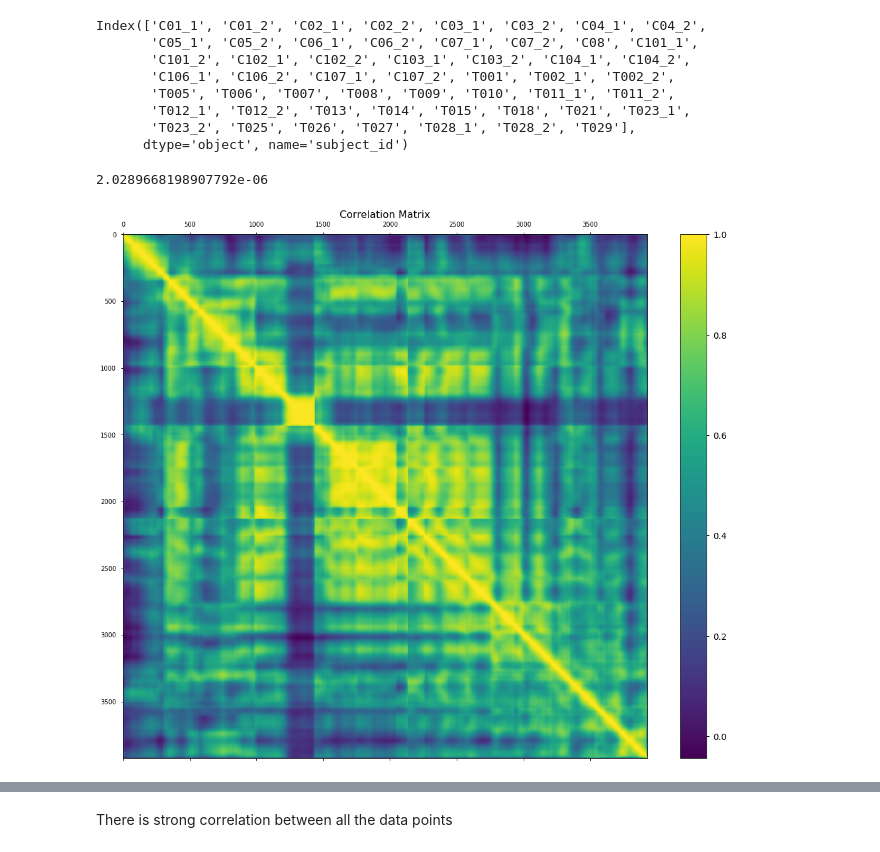
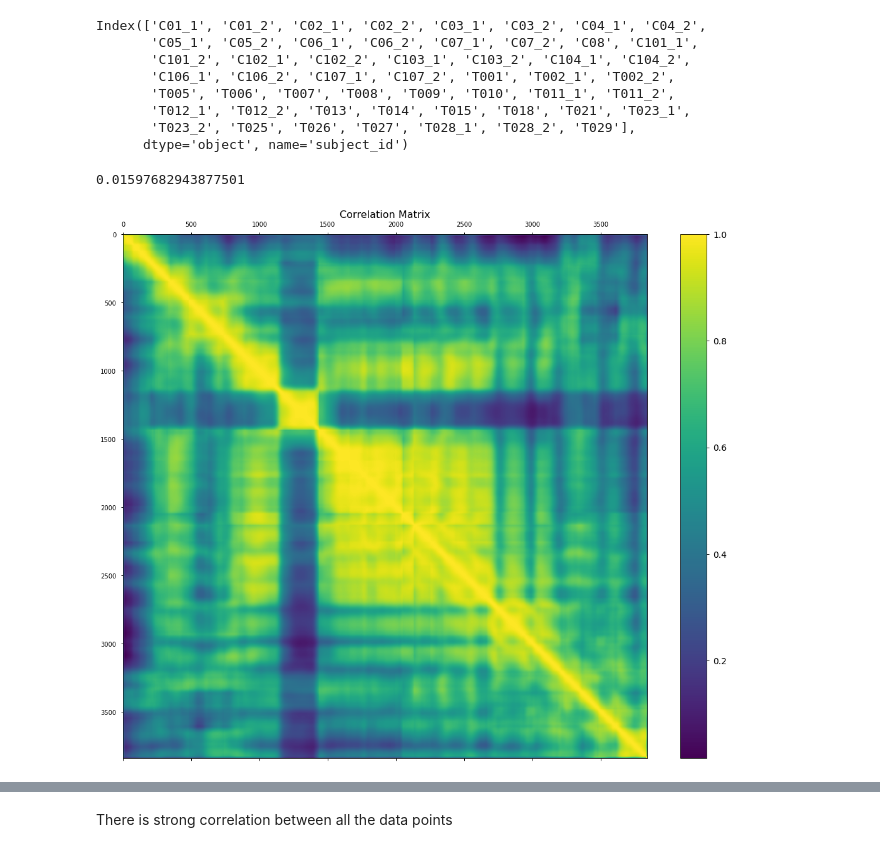
Before and after one commit to spolex/spiral, a Jupyter notebook: notebooks/202208_spiral_r_rd_correlation-rolling-multilevel.ipynb, the cells around one changed output, grey strips where cells are left out. Drawn from its saved outputs; the diff is of its cells as text; code cells hidden in the pictures.

```diff
--- a/notebooks/202208_spiral_r_rd_correlation-rolling-multilevel.ipynb
+++ b/notebooks/202208_spiral_r_rd_correlation-rolling-multilevel.ipynb
@@ -187,15 +180,15 @@ Index(['C01_1', 'C01_2', 'C02_1', 'C02_2', 'C03_1', 'C03_2', 'C04_1', 'C04_2',
        'T023_2', 'T025', 'T026', 'T027', 'T028_1', 'T028_2', 'T029'],
       dtype='object', name='subject_id')
 # %%
-denom = 24
+denom = 16
 l = len(rd_df.T)
 corrMatrix = rd_df.rolling(round(l/denom), axis=1).std().dropna(axis=1).corr("pearson")
 f = plt.figure(figsize=(19, 15))
 plt.matshow(corrMatrix, fignum=f.number, cmap="viridis")
 cb = plt.colorbar()
 cb.ax.tick_params(labelsize=14)
 plt.title('Correlation Matrix', fontsize=16);
 corrMatrix.abs().min().min()
 # %% [output]
-2.0289668198907792e-06
+0.01597682943877501
-[figure, old version]
+[figure, new version]
```
Also changed, not shown: parts of 25 cells of this notebook, 22 other files.
